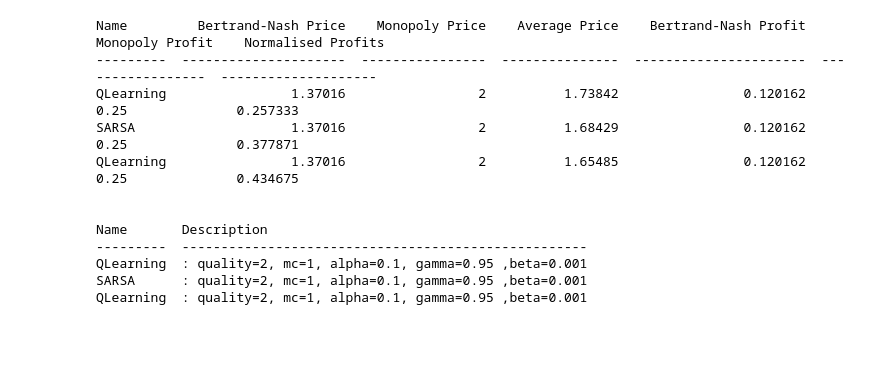
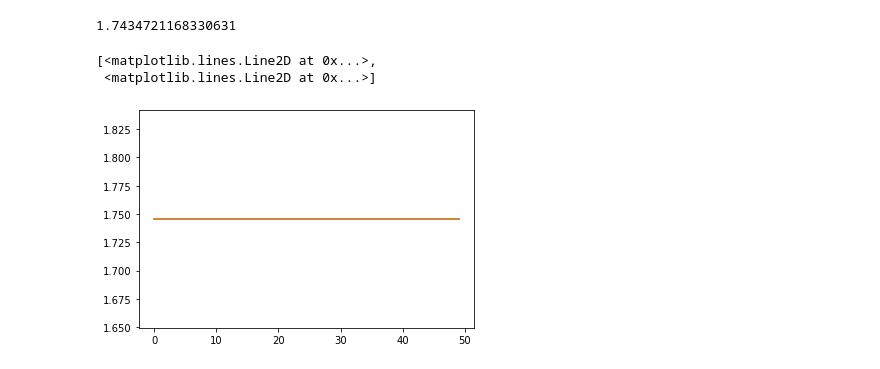
Before and after one commit to weehan299/multiagenteconomicssimulation, a Jupyter notebook: Data Analysis of Results.ipynb, the cells around one changed output. Drawn from its saved outputs; the diff is of its cells as text; code cells hidden in the pictures; blank space fills up the shorter version.

```diff
--- a/Data Analysis of Results.ipynb
+++ b/Data Analysis of Results.ipynb
@@ -6,18 +8,20 @@ import matplotlib.pyplot as plt
 # %%
-result = main.run(total_periods=100000)
+result = main.run(alpha = 0.125, beta = 1*1e-5)
-# %% [output]
-Name         Bertrand-Nash Price    Monopoly Price    Average Price    Bertrand-Nash Profit    Monopoly Profit    Normalised Profits
----------  ---------------------  ----------------  ---------------  ----------------------  -----------------  --------------------
-QLearning                1.37016                 2          1.73842                0.120162               0.25              0.257333
-SARSA                    1.37016                 2          1.68429                0.120162               0.25              0.377871
-QLearning                1.37016                 2          1.65485                0.120162               0.25              0.434675
-
-
-Name       Description
----------  ----------------------------------------------------
-QLearning  : quality=2, mc=1, alpha=0.1, gamma=0.95 ,beta=0.001
-SARSA      : quality=2, mc=1, alpha=0.1, gamma=0.95 ,beta=0.001
-QLearning  : quality=2, mc=1, alpha=0.1, gamma=0.95 ,beta=0.001
+# %%
+result.average_prices.mean()
+# %% [output]
+1.7434721168330631
+# %%
+
+agent_1 = np.array(result.price_history)[-50:,0]
+agent_2 = np.array(result.price_history)[-50:,1]
+df = pd.DataFrame({'agent_1': agent_1, 'agent_2': agent_2})
+
+plt.plot(df)
+# %% [output]
+[<matplotlib.lines.Line2D at 0x...>,
+ <matplotlib.lines.Line2D at 0x...>]
+[figure, added]
 # %%
 
 x =np.linspace(0,len(np.array(result.price_history)),num=len(np.array(result.price_history)))
```
Also changed, not shown: parts of 9 cells of this notebook, 6 other files.
